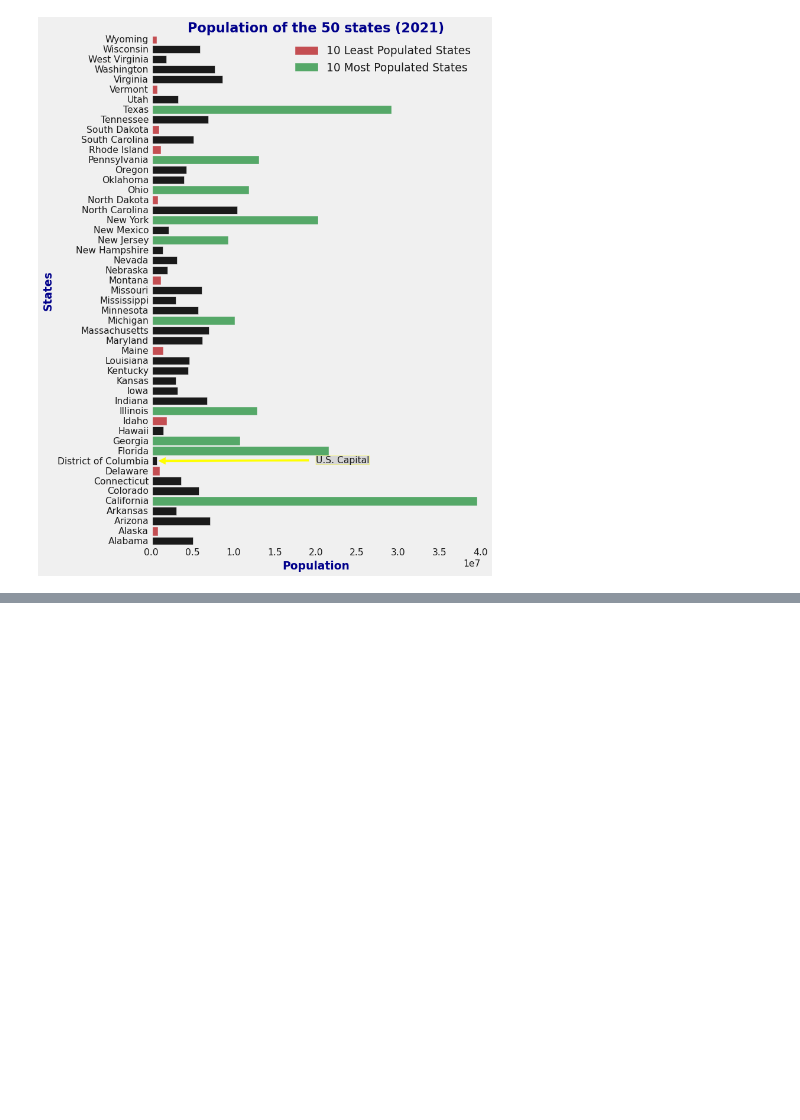
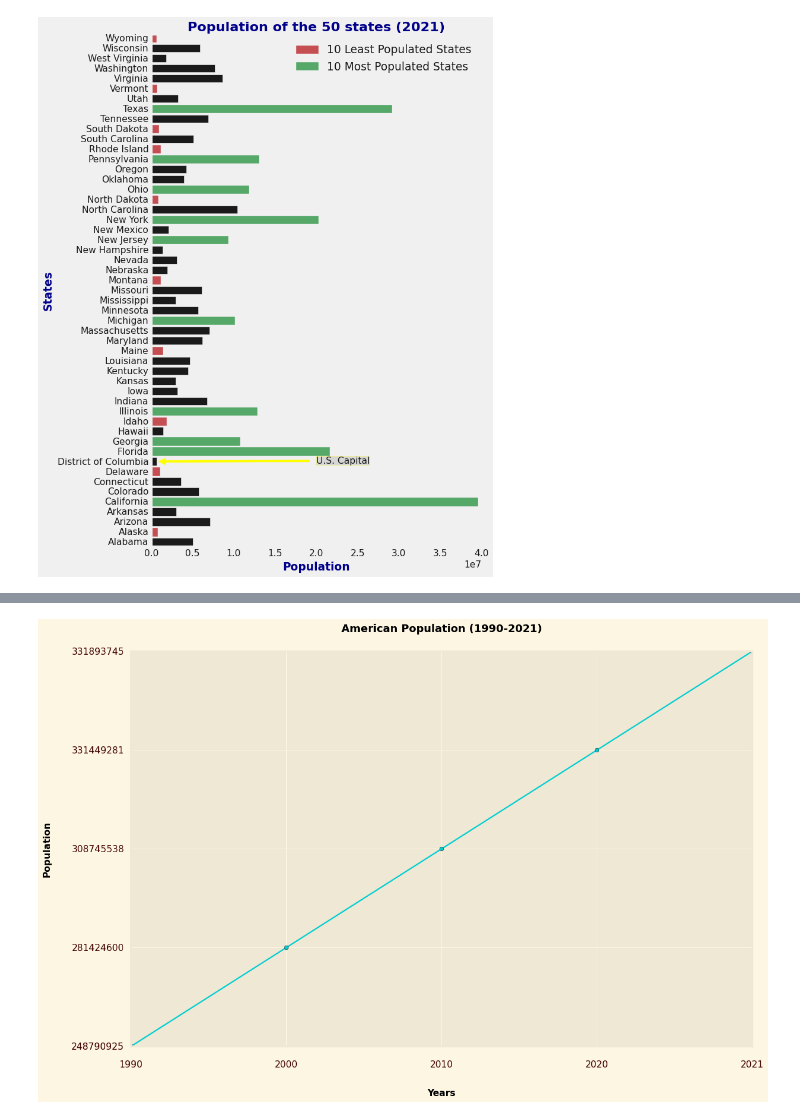
Before and after one commit to hanikamee/Population, a Jupyter notebook: src/Population.ipynb, the cells around one changed output, grey strips where cells are left out. Saved outputs shown, nothing was run; the diff lists cells and outputs as text; code cells hidden in the pictures; blank space fills up the shorter version.

```diff
--- a/src/Population.ipynb
+++ b/src/Population.ipynb
@@ -626,0 +689,17 @@ plt.show();
+# %%
+year = [1, 2, 3, 4, 5]
+import matplotlib.pyplot as plt
+plt.style.use('Solarize_Light2')
+
+plt.plot(year, usPop, marker = 'o', color = "#00ced1")
+
+plt.xticks(year, [1990, 2000, 2010, 2020, 2021])
+plt.title("American Population (1990-2021)", color = '#000000', fontweight = "heavy", pad = 30)
+plt.ylabel("Population", color = '#000000', fontweight = "heavy", fontsize = 14, labelpad= 30)
+plt.xlabel("Years", color = '#000000', fontweight = "heavy", fontsize = 14, labelpad= 30)
+plt.tick_params(axis = 'x', colors ='#400000', pad = 20)
+plt.tick_params(axis = 'y', colors ='#400000', pad = 10)
+
+plt.gcf().set_size_inches((15, 10))  # Size of the canvas
+# %% [output]
+[figure, added]
```
Also changed, not shown: parts of 9 cells of this notebook.
